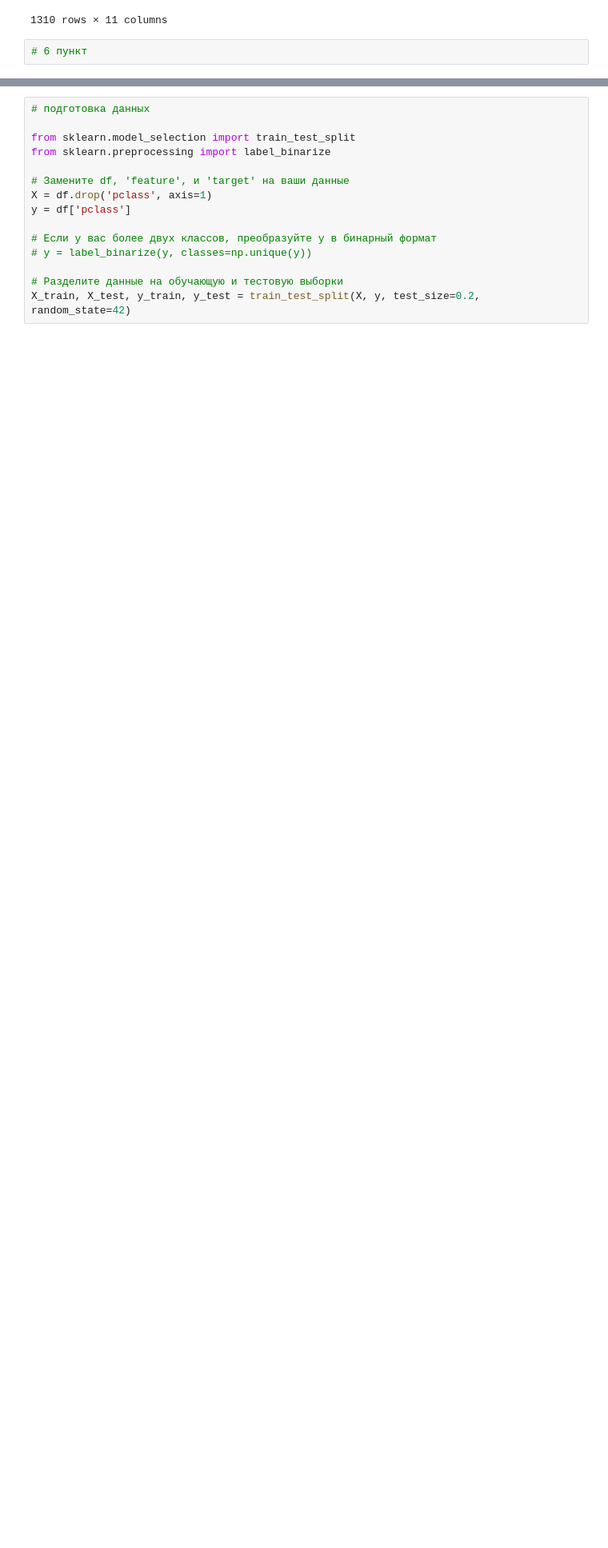
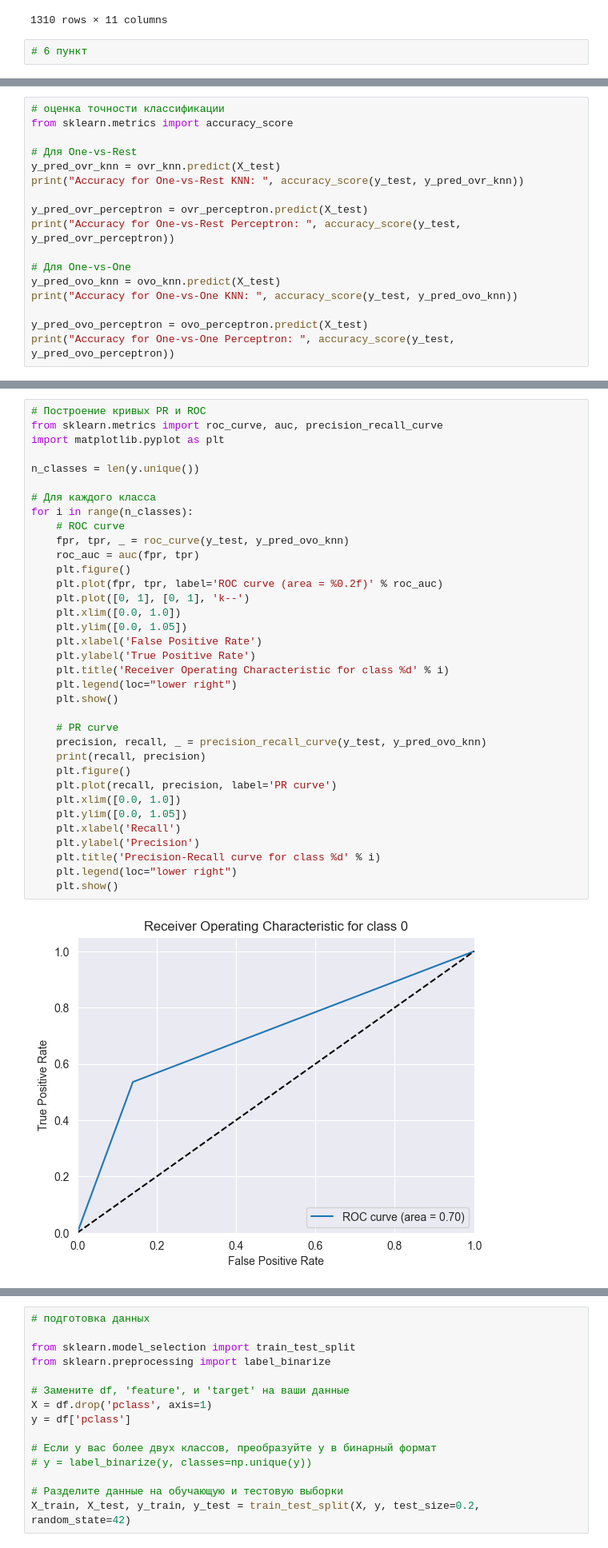
Before and after one commit to AlekseyKhaleev/MachineLearning, a Jupyter notebook: source/ML_LAB2.ipynb, the cells around one changed output, grey strips where cells are left out. Shown: that part at 80% size. Cells and saved outputs as stored; diff of their text form; blank space fills up the shorter version.

```diff
--- a/source/ML_LAB2.ipynb
+++ b/source/ML_LAB2.ipynb
@@ -280,0 +359,17 @@ df
+# %%
+# оценка точности классификации
+from sklearn.metrics import accuracy_score
+
+# Для One-vs-Rest
+y_pred_ovr_knn = ovr_knn.predict(X_test)
+print("Accuracy for One-vs-Rest KNN: ", accuracy_score(y_test, y_pred_ovr_knn))
+
+y_pred_ovr_perceptron = ovr_perceptron.predict(X_test)
+print("Accuracy for One-vs-Rest Perceptron: ", accuracy_score(y_test, y_pred_ovr_perceptron))
+
+# Для One-vs-One
+y_pred_ovo_knn = ovo_knn.predict(X_test)
+print("Accuracy for One-vs-One KNN: ", accuracy_score(y_test, y_pred_ovo_knn))
+
+y_pred_ovo_perceptron = ovo_perceptron.predict(X_test)
+print("Accuracy for One-vs-One Perceptron: ", accuracy_score(y_test, y_pred_ovo_perceptron))
@@ -280,0 +381,37 @@ df
+# %%
+# Построение кривых PR и ROC
+from sklearn.metrics import roc_curve, auc, precision_recall_curve
+import matplotlib.pyplot as plt
+
+n_classes = len(y.unique())
+
+# Для каждого класса
+for i in range(n_classes):
+    # ROC curve
+    fpr, tpr, _ = roc_curve(y_test, y_pred_ovo_knn)
+    roc_auc = auc(fpr, tpr)
+    plt.figure()
+    plt.plot(fpr, tpr, label='ROC curve (area = %0.2f)' % roc_auc)
+    plt.plot([0, 1], [0, 1], 'k--')
+    plt.xlim([0.0, 1.0])
+    plt.ylim([0.0, 1.05])
+    plt.xlabel('False Positive Rate')
+    plt.ylabel('True Positive Rate')
+    plt.title('Receiver Operating Characteristic for class %d' % i)
+    plt.legend(loc="lower right")
+    plt.show()
+
+    # PR curve
+    precision, recall, _ = precision_recall_curve(y_test, y_pred_ovo_knn)
+    print(recall, precision)
+    plt.figure()
+    plt.plot(recall, precision, label='PR curve')
+    plt.xlim([0.0, 1.0])
+    plt.ylim([0.0, 1.05])
+    plt.xlabel('Recall')
+    plt.ylabel('Precision')
+    plt.title('Precision-Recall curve for class %d' % i)
+    plt.legend(loc="lower right")
+    plt.show()
+# %% [output]
+[figure, added]
```
Also changed, not shown: parts of 17 cells of this notebook, 1 other file.
